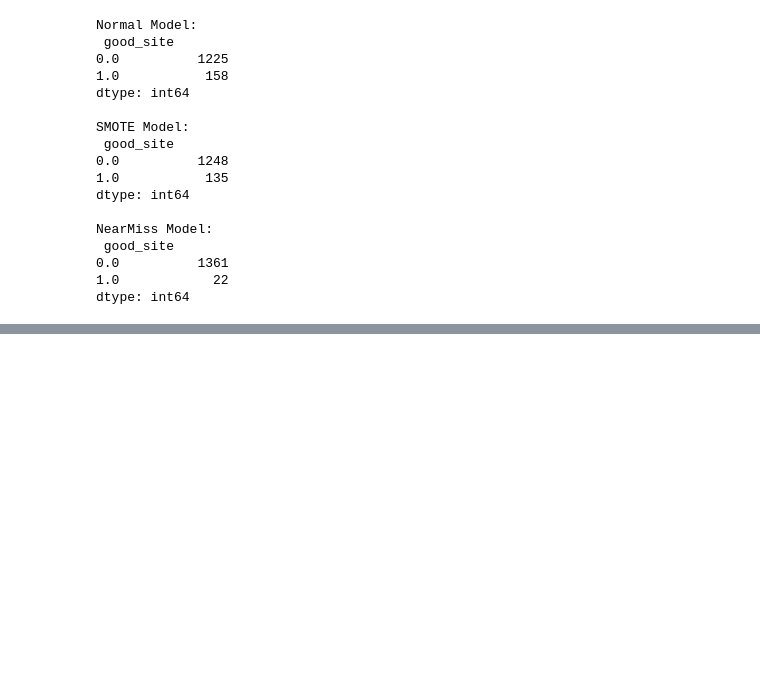
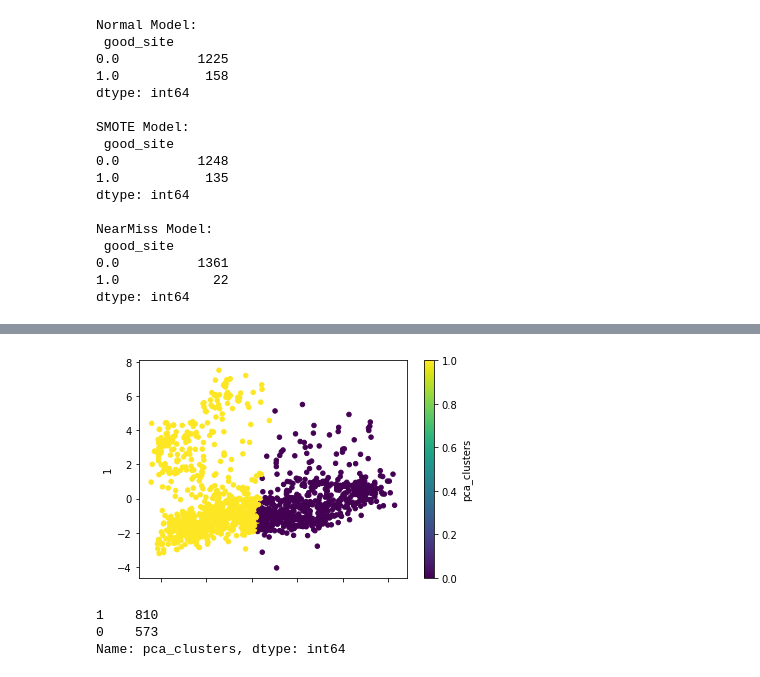
Before and after one commit to BloomTech-Labs/bridges-to-prosperity-ds-d, a Jupyter notebook: notebooks/B2P_Model.ipynb, the cells around one changed output, grey strips where cells are left out. Saved outputs shown, nothing was run; the diff lists cells and outputs as text; code cells hidden in the pictures; blank space fills up the shorter version.

```diff
--- a/notebooks/B2P_Model.ipynb
+++ b/notebooks/B2P_Model.ipynb
@@ -341,0 +425,35 @@ dtype: int64
+# %%
+test = test.copy()
+k_test = test.drop(['good_site'], axis=1)
+en_test = ce.OrdinalEncoder().fit_transform(k_test)
+X = SimpleImputer(strategy = 'median').fit_transform(en_test)
+# %%
+# PCA:
+scaler = StandardScaler()
+z = scaler.fit_transform(X)
+
+# Create a PCA instance:
+pca = PCA(.9)
+components = pca.fit_transform(z)
+
+# Convert the components to dataframe:
+components = pd.DataFrame(components)
+# %%
+# Kmeans:
+kmeans = KMeans(n_clusters= 2)
+kmeans.fit(components)
+components['pca_clusters'] = kmeans.labels_
+test['pca_clusters'] = kmeans.labels_
+# %%
+# Graph:
+components.plot.scatter(0, 1, c='pca_clusters', colormap='viridis')
+plt.show()
+# %% [output]
+[figure, added]
+# %%
+# Check the predictions:
+test['pca_clusters'].value_counts()
+# %% [output]
+1    810
+0    573
+Name: pca_clusters, dtype: int64
```
Also changed, not shown: parts of 13 cells of this notebook.
